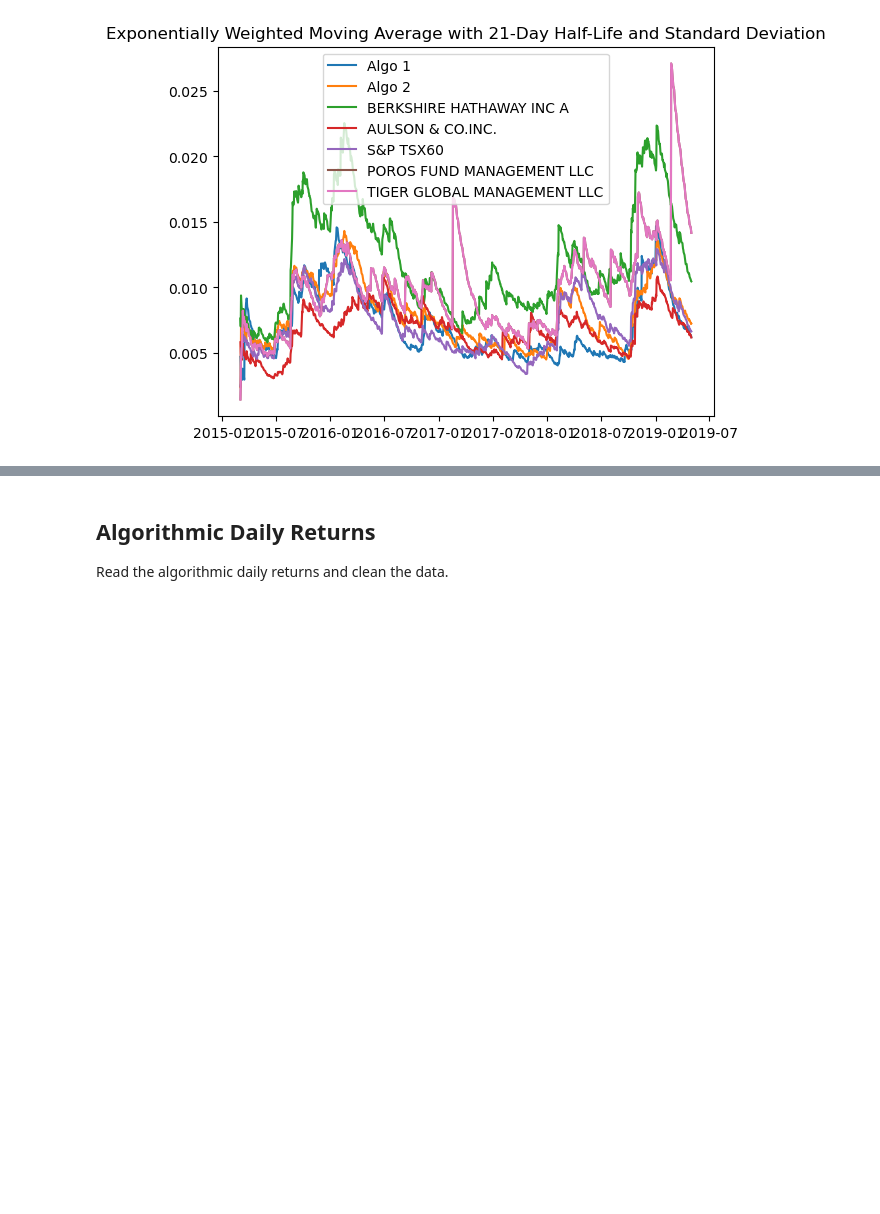
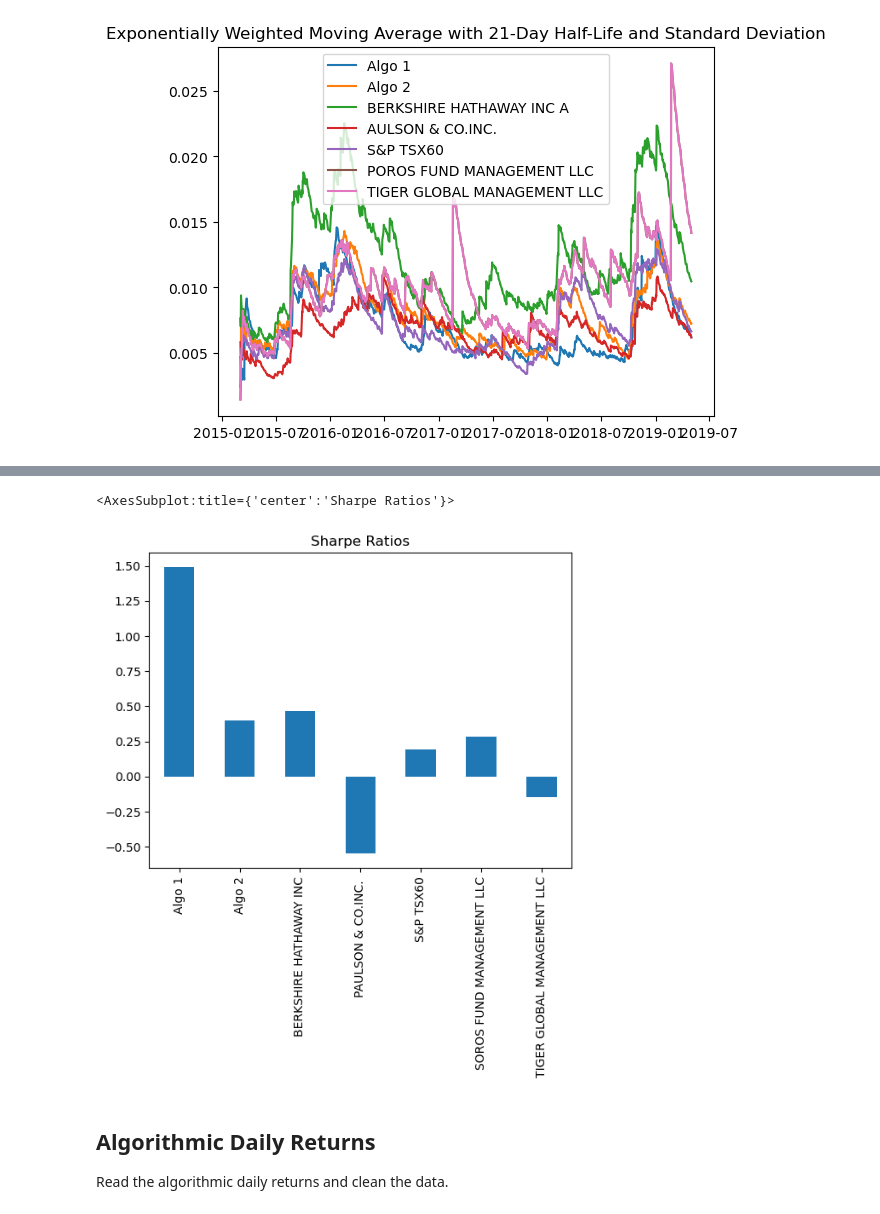
Before and after one commit to Majeedraheem/Portfolio-Quantitative-Analysis, a Jupyter notebook: whale_analysis.ipynb, the cells around one changed output, grey strips where cells are left out. Cells and saved outputs as stored; diff of their text form; code cells hidden in the pictures; blank space fills up the shorter version.

```diff
--- a/whale_analysis.ipynb
+++ b/whale_analysis.ipynb
@@ -604,3 +604,8 @@ Text(0.5, 1.0, 'Exponentially Weighted Moving Average with 21-Day Half-Life and
 # %%
 #Sharpe Ratios
 # Annualized Sharpe Ratios
+
+return_all_sharpe=returns_all_df_con.copy()
+# %%
+#as rate free  risk not provided  will use 0
+return_all_sharpe=(return_all_sharpe.mean() -  0) * 252 / (return_all_sharpe.std() * np.sqrt(252))
@@ -607,3 +623,8 @@ Text(0.5, 1.0, 'Exponentially Weighted Moving Average with 21-Day Half-Life and
+# %%
+return_all_sharpe.plot(kind="bar", title="Sharpe Ratios")
+# %% [output]
+<AxesSubplot:title={'center':'Sharpe Ratios'}>
+[figure, added]
 # %% [markdown]
 ## Algorithmic Daily Returns
 
```
Also changed, not shown: parts of 1 cell of this notebook.
